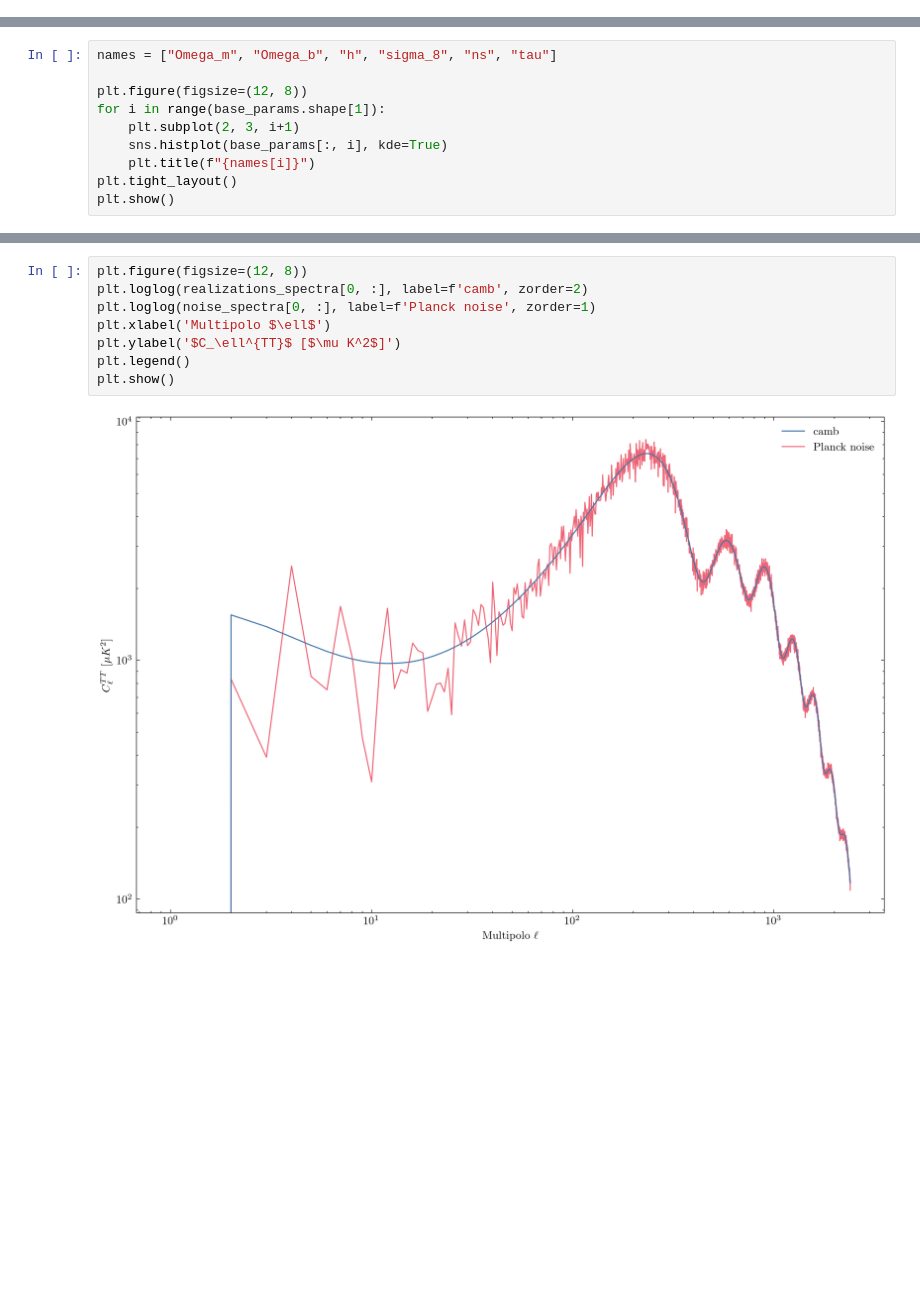
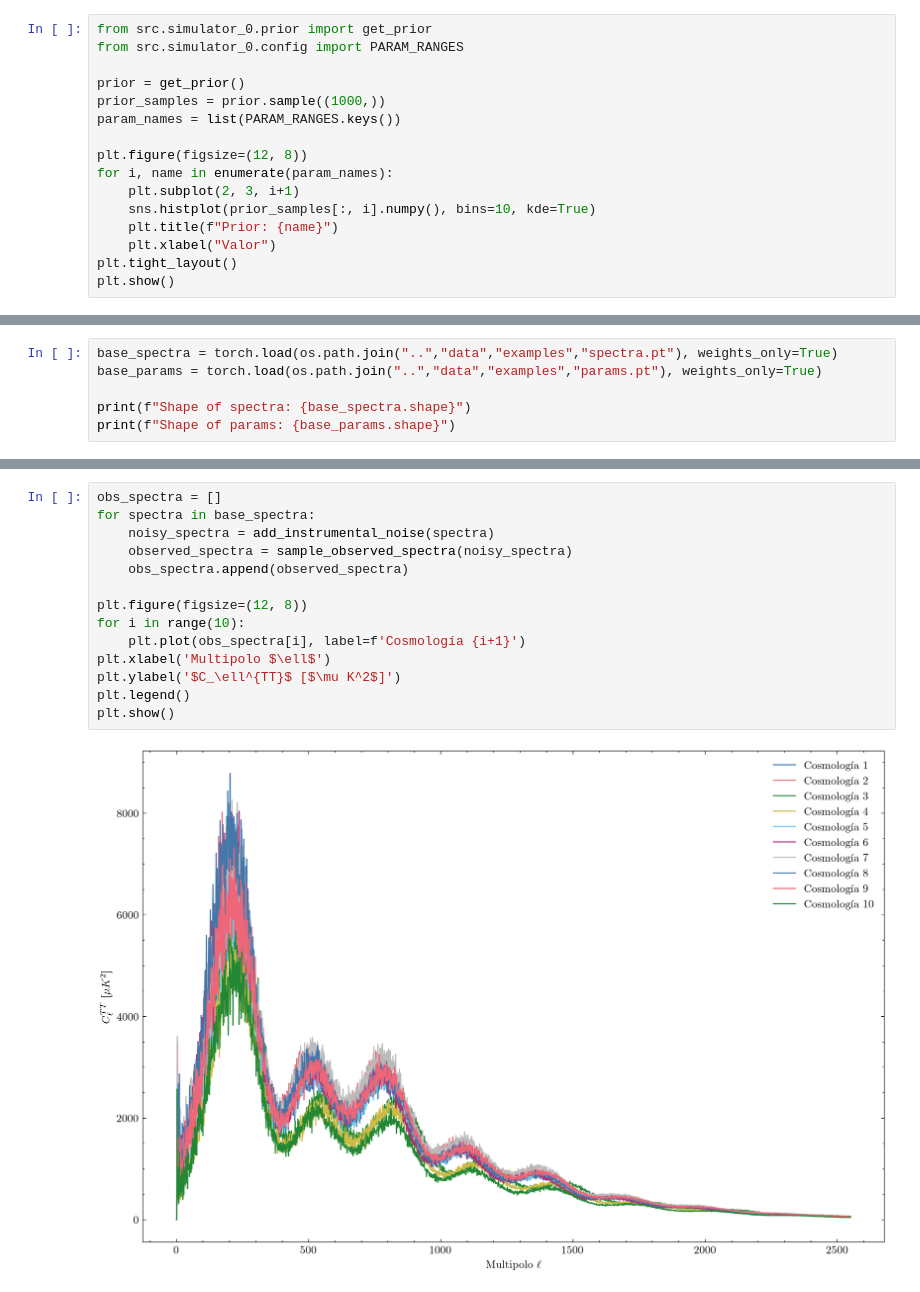
Before and after one commit to julianticucho/cmb-sbi-inference, a Jupyter notebook: notebooks/01_simulator.ipynb, the cells around one changed output, grey strips where cells are left out. Saved outputs shown, nothing was run; the diff lists cells and outputs as text; blank space fills up the shorter version.

```diff
--- a/notebooks/01_simulator.ipynb
+++ b/notebooks/01_simulator.ipynb
@@ -79,0 +11,16 @@ print(noise_spectra.shape, noise_params.shape)
+# %%
+from src.simulator_0.prior import get_prior
+from src.simulator_0.config import PARAM_RANGES
+
+prior = get_prior()
+prior_samples = prior.sample((1000,))
+param_names = list(PARAM_RANGES.keys())
+
+plt.figure(figsize=(12, 8))
+for i, name in enumerate(param_names):
+    plt.subplot(2, 3, i+1)
+    sns.histplot(prior_samples[:, i].numpy(), bins=10, kde=True)
+    plt.title(f"Prior: {name}")
+    plt.xlabel("Valor")
+plt.tight_layout()
+plt.show()
@@ -79,0 +29,6 @@ print(noise_spectra.shape, noise_params.shape)
+# %%
+base_spectra = torch.load(os.path.join("..","data","examples","spectra.pt"), weights_only=True)
+base_params = torch.load(os.path.join("..","data","examples","params.pt"), weights_only=True)
+
+print(f"Shape of spectra: {base_spectra.shape}")
+print(f"Shape of params: {base_params.shape}")
@@ -94,10 +51,0 @@ plt.show()
-# %%
-names = ["Omega_m", "Omega_b", "h", "sigma_8", "ns", "tau"]
-
-plt.figure(figsize=(12, 8))
-for i in range(base_params.shape[1]):
-    plt.subplot(2, 3, i+1)
-    sns.histplot(base_params[:, i], kde=True)
-    plt.title(f"{names[i]}")
-plt.tight_layout()
-plt.show()
@@ -116,10 +68,16 @@ plt.show()
 # %%
+obs_spectra = []
+for spectra in base_spectra:
+    noisy_spectra = add_instrumental_noise(spectra)
+    observed_spectra = sample_observed_spectra(noisy_spectra)
+    obs_spectra.append(observed_spectra)
+
 plt.figure(figsize=(12, 8))
-plt.loglog(realizations_spectra[0, :], label=f'camb', zorder=2)
-plt.loglog(noise_spectra[0, :], label=f'Planck noise', zorder=1)
+for i in range(10):
+    plt.plot(obs_spectra[i], label=f'Cosmología {i+1}')
 plt.xlabel('Multipolo $\ell$')
 plt.ylabel('$C_\ell^{TT}$ [$\mu K^2$]')
 plt.legend()
 plt.show()
 # %% [output]
-[figure, old version]
+[figure, new version]
```
Also changed, not shown: parts of 11 cells of this notebook, 25 other files.
